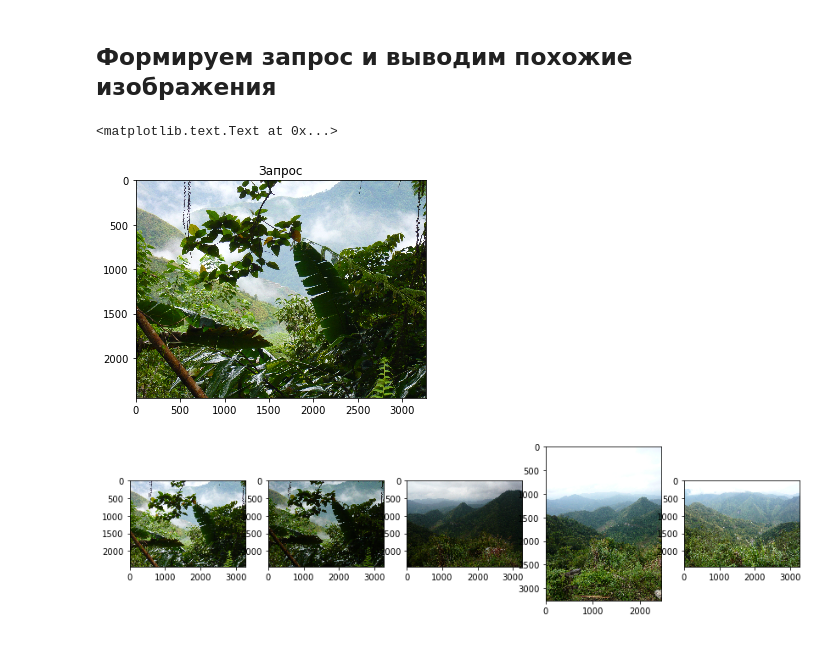
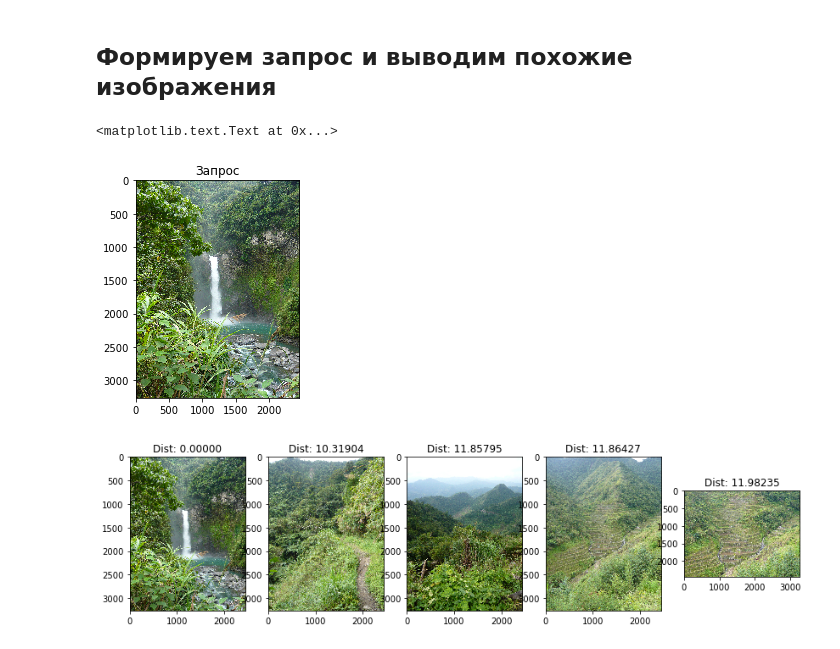
Before and after one commit to a4tunado/lectures, a Jupyter notebook: cv/002/002-cbir.ipynb, the cells around one changed output. Cells and saved outputs as stored; diff of their text form; code cells hidden in the pictures.

```diff
--- a/cv/002/002-cbir.ipynb
+++ b/cv/002/002-cbir.ipynb
@@ -95,3 +76,28 @@ index_features = np.array(index_features)
+# %%
+import glob
+
+index = []   # имена фалов
+index_features = []  # дескрипторы изображений
+
+# получаем список файлов для индексации
+files = list(glob.glob('./data/inria/jpg/*.jpg'))
+
+# инициализируем объект для вычисления дескрипторов
+cd = ColorDescriptor((8, 12, 3))
+
+for path in files[:25]:
+    # сохраняем идентификатор изображения в массив
+    image_id = imagePath[path.rfind('/') + 1:]
+    index.append(image_id)
+
+    # загружаем изображение
+    image = cv2.imread(path)
+
+    # вычисляем и сохраняем дескрипторы
+    features = cd.describe(image)
+    index_features.append(features)
+
+index_features = np.array(index_features)
 # %% [markdown]
 ## Определяем меру расстояния между дескрипторами
 # %%
@@ -120,15 +118,29 @@ indices = np.argsort(distance)
+# %%
+# загружаем изображение для поиска похожих
+query = cv2.imread(files[5])
+
+# получаем фичи для изображения запроса
+query_features = cd.describe(query)
+
+# ранжируем резльтат с учетом метрики расстояния
+distance = rank(query_features, index_features)
+
+# сортируем индексы по расстоянию
+indices = np.argsort(distance)
 # %%
+# изображение запроса
 plt.imshow(cv2.cvtColor(query, cv2.COLOR_BGR2RGB))
 plt.title('Запрос')
 # %% [output]
 <matplotlib.text.Text at 0x...>
-[figure, old version]
+[figure, new version]
 # %%
-# Выводим топ 5 самых близких изображений
+# выводим топ 5 самых близких изображений
 fig = plt.figure(figsize=(20, 10))
 for i, idx in enumerate(indices[:5], 1):
     subplot = fig.add_subplot(1, 7, i)
     img = cv2.imread(files[idx])
     plt.imshow(cv2.cvtColor(img, cv2.COLOR_BGR2RGB))
+    plt.title('Dist: %.5f' % distance[idx])
 # %% [output]
-[figure, old version]
+[figure, new version]
```
Also changed, not shown: parts of 6 cells of this notebook, 2 other files.
